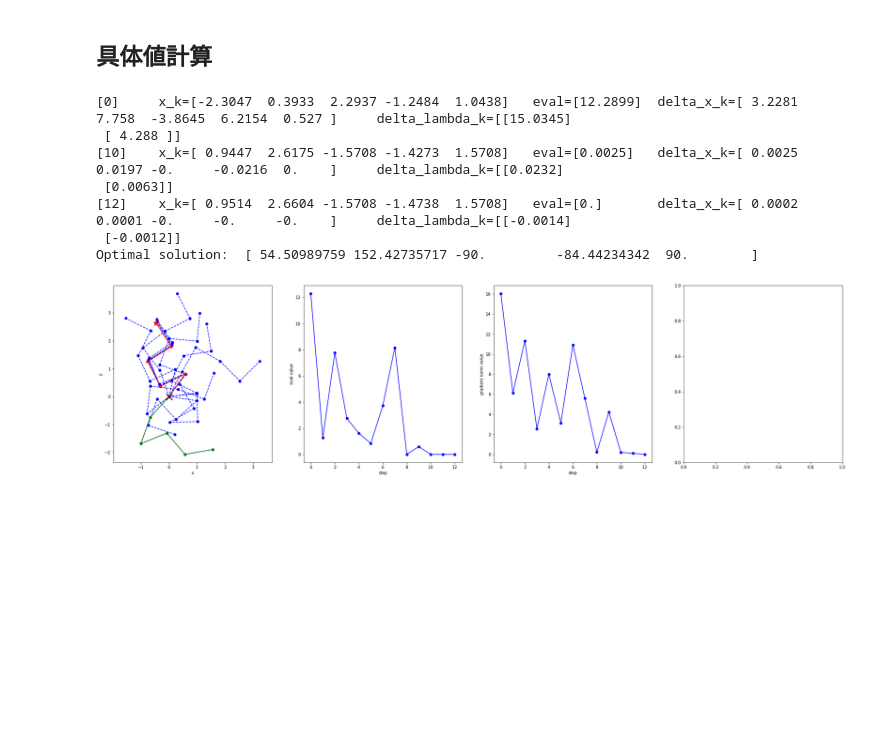
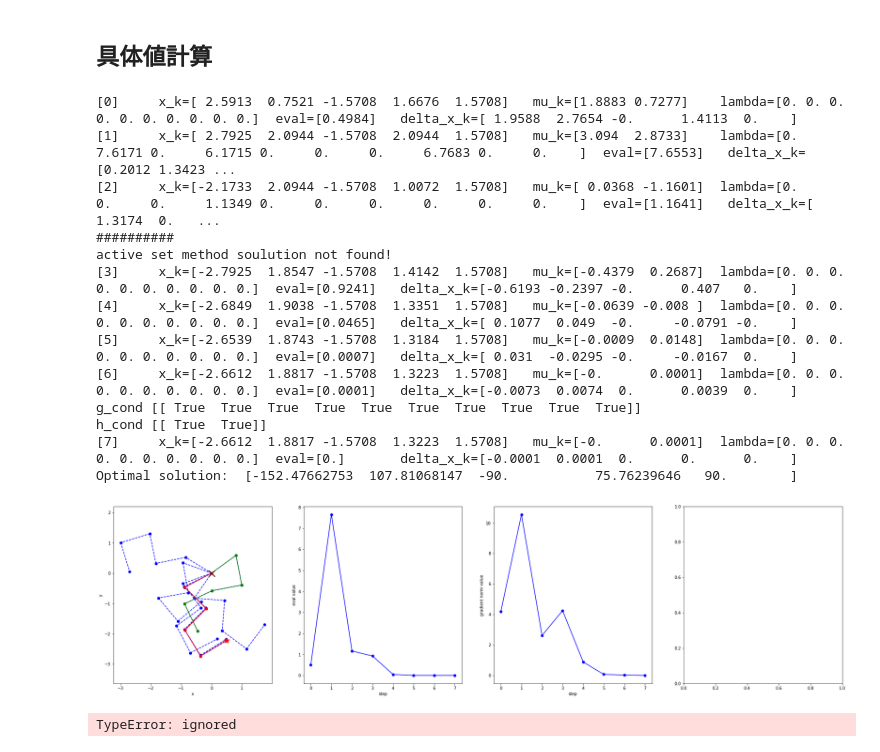
Before and after one commit to TakashiSato/colaboratory, a Jupyter notebook: NonLinearOptimalControl/Algorithm2_5_SequentialQuadraticProgrammingMehod.ipynb, the cells around one changed output. Saved outputs shown, nothing was run; the diff lists cells and outputs as text; code cells hidden in the pictures; blank space fills up the shorter version.

Commit message:
implement SQP with active set method

```diff
--- a/NonLinearOptimalControl/Algorithm2_5_SequentialQuadraticProgrammingMehod.ipynb
+++ b/NonLinearOptimalControl/Algorithm2_5_SequentialQuadraticProgrammingMehod.ipynb
@@ -511,10 +511,10 @@ robot.set_dh_parameters({
 })
 robot.set_limits({
     theta[0]: [-160./180.*np.pi, 160./180.*np.pi],
-    theta[1]: [-90./180.*np.pi, 90./180.*np.pi],
-    theta[2]: [-90./180.*np.pi, 90./180.*np.pi],
-    theta[3]: [-90./180.*np.pi, 90./180.*np.pi],
-    theta[4]: [-90./180.*np.pi, 90./180.*np.pi],
+    theta[1]: [-120./180.*np.pi, 120./180.*np.pi],
+    theta[2]: [-120./180.*np.pi, 120./180.*np.pi],
+    theta[3]: [-120./180.*np.pi, 120./180.*np.pi],
+    theta[4]: [-120./180.*np.pi, 120./180.*np.pi],
 })
 
 # joint_size = 7
@@ -589,3 +589,21 @@ def plot_result(result):
   # ax.plot_wireframe(X, Y, Z, linewidth=0.1)
   # ax.contour(X, Y, Z)
   # ax.plot(x0_, y0_, z0_, '-ro', markersize=5)
+# %%
+  def compute_gradient(f_symbols, x_symbols):
+    grad_symbols = sympy.zeros(1, len(x_symbols))
+    for i in range(len(x_symbols)):
+      grad_symbols[i] = diff(f_symbols, x_symbols[i])
+    return grad_symbols
+
+  def symbols_subs(f_symbols, x_symbols, x_values):
+    return f_symbols.subs(list(zip(x_symbols, x_values)))
+
+  def eval_lambdify_func(lambdify_func, x_k, lambda_k=None, s_k=None):
+    X = x_k
+    if lambda_k is not None:
+      X = np.vstack([X, lambda_k])
+    if s_k is not None:
+      X = np.vstack([X, s_k])
+    X = X.T[0]
+    return lambdify_func(*X)
@@ -770,46 +944,57 @@ def sequential_quadratic_programming_method(robot, f_symbols, x_symbols, x0, eps
   return ret
 # %%
 # problem settings
-max_dist = robot.forward_kinematics([0.0]*joint_size)[-1][0,3]
+max_dist = robot.forward_kinematics([0.0]*joint_size)[-1][0,3]/2
 x0 = Matrix(np.random.uniform(-np.pi, np.pi, joint_size))
 t  = 2.0*np.pi*np.random.uniform(0,1,1)
 r = max_dist * np.sqrt(np.random.uniform(0,1,1))
 xd = Matrix([r*np.cos(t), r*np.sin(t)])
 ee_pose = robot.T_base[-1][0:2,3]
 
 # evaluation function
 e = Matrix(ee_pose - xd)
 f_symbols = Matrix(1/2*e.T*e )[0]
 x_symbols = Matrix(theta[0:-1])
 
 # solve problem
 # result = steepest_descent_method(f_symbols, x_symbols, x0, epsilon=1e-3, max_iteration=100, print_interval=1)
 # result = conjugate_gradient_method(f_symbols, x_symbols, x0, epsilon=1e-3, max_iteration=100, print_interval=1)
 # result = newton_raphson_method(f_symbols, x_symbols, x0, epsilon=1e-3, max_iteration=100, print_interval=1)
 # result = quasi_newton_method(f_symbols, x_symbols, x0, epsilon=1e-3, max_iteration=100, print_interval=10, solver='DFP')
 # result = quasi_newton_method(f_symbols, x_symbols, x0, epsilon=1e-3, max_iteration=100, print_interval=10, solver='BFGS')
 # plot_result(result)
 
 # result = penalty_method(quasi_newton_method, robot, f_symbols, x_symbols, x0, epsilon=1e-3, max_iteration=100, print_interval=10, exargs={'solver': 'BFGS'})
 # result = barrier_method(quasi_newton_method, robot, f_symbols, x_symbols, x0, epsilon=1e-3, max_iteration=100, print_interval=10, exargs={'solver': 'BFGS'})
 # result = multiplier_method(quasi_newton_method, robot, f_symbols, x_symbols, x0, epsilon=1e-3, max_iteration=100, print_interval=10, exargs={'solver': 'BFGS'})
-result = sequential_quadratic_programming_method(robot, f_symbols, x_symbols, x0, epsilon=1e-3, max_iteration=100, print_interval=10, solver='BFGS')
+# result = sequential_quadratic_programming_method(robot, f_symbols, x_symbols, x0, epsilon=1e-3, max_iteration=100, print_interval=10, solver='BFGS')
+result = sequential_quadratic_programming_method(robot, f_symbols, x_symbols, x0, epsilon=1e-3, max_iteration=100, print_interval=1, solver='BFGS')
 plot_result(result)
 
 # result = sequential_quadratic_programming_method(quasi_newton_method, robot, f_symbols, x_symbols, x0, epsilon=1e-3, max_iteration=100, print_interval=10, exargs={'solver': 'BFGS'})
 # result
 
 # manipulability = sqrt((robot.jacobian*robot.jacobian.T).det())
 # print('manipulability: ', manipulability.subs(list(zip(x_symbols, result.x_star))))
 # %% [output]
-[0]     x_k=[-2.3047  0.3933  2.2937 -1.2484  1.0438]   eval=[12.2899]  delta_x_k=[ 3.2281  7.758  -3.8645  6.2154  0.527 ]     delta_lambda_k=[[15.0345]
- [ 4.288 ]]
-[10]    x_k=[ 0.9447  2.6175 -1.5708 -1.4273  1.5708]   eval=[0.0025]   delta_x_k=[ 0.0025  0.0197 -0.     -0.0216  0.    ]     delta_lambda_k=[[0.0232]
- [0.0063]]
-[12]    x_k=[ 0.9514  2.6604 -1.5708 -1.4738  1.5708]   eval=[0.]       delta_x_k=[ 0.0002  0.0001 -0.     -0.     -0.    ]     delta_lambda_k=[[-0.0014]
- [-0.0012]]
-Optimal solution:  [ 54.50989759 152.42735717 -90.         -84.44234342  90.        ]
+[0]     x_k=[ 2.5913  0.7521 -1.5708  1.6676  1.5708]   mu_k=[1.8883 0.7277]    lambda=[0. 0. 0. 0. 0. 0. 0. 0. 0. 0.]  eval=[0.4984]   delta_x_k=[ 1.9588  2.7654 -0.      1.4113  0.    ]
+[1]     x_k=[ 2.7925  2.0944 -1.5708  2.0944  1.5708]   mu_k=[3.094  2.8733]    lambda=[0.     7.6171 0.     6.1715 0.     0.     0.     6.7683 0.     0.    ]  eval=[7.6553]   delta_x_k=[0.2012 1.3423 ...
+[2]     x_k=[-2.1733  2.0944 -1.5708  1.0072  1.5708]   mu_k=[ 0.0368 -1.1601]  lambda=[0.     0.     0.     1.1349 0.     0.     0.     0.     0.     0.    ]  eval=[1.1641]   delta_x_k=[ 1.3174  0.   ...
+##########
+active set method soulution not found!
+[3]     x_k=[-2.7925  1.8547 -1.5708  1.4142  1.5708]   mu_k=[-0.4379  0.2687]  lambda=[0. 0. 0. 0. 0. 0. 0. 0. 0. 0.]  eval=[0.9241]   delta_x_k=[-0.6193 -0.2397 -0.      0.407   0.    ]
+[4]     x_k=[-2.6849  1.9038 -1.5708  1.3351  1.5708]   mu_k=[-0.0639 -0.008 ]  lambda=[0. 0. 0. 0. 0. 0. 0. 0. 0. 0.]  eval=[0.0465]   delta_x_k=[ 0.1077  0.049  -0.     -0.0791 -0.    ]
+[5]     x_k=[-2.6539  1.8743 -1.5708  1.3184  1.5708]   mu_k=[-0.0009  0.0148]  lambda=[0. 0. 0. 0. 0. 0. 0. 0. 0. 0.]  eval=[0.0007]   delta_x_k=[ 0.031  -0.0295 -0.     -0.0167  0.    ]
+[6]     x_k=[-2.6612  1.8817 -1.5708  1.3223  1.5708]   mu_k=[-0.      0.0001]  lambda=[0. 0. 0. 0. 0. 0. 0. 0. 0. 0.]  eval=[0.0001]   delta_x_k=[-0.0073  0.0074  0.      0.0039  0.    ]
+g_cond [[ True  True  True  True  True  True  True  True  True  True]]
+h_cond [[ True  True]]
+[7]     x_k=[-2.6612  1.8817 -1.5708  1.3223  1.5708]   mu_k=[-0.      0.0001]  lambda=[0. 0. 0. 0. 0. 0. 0. 0. 0. 0.]  eval=[0.]       delta_x_k=[-0.0001  0.0001  0.      0.      0.    ]
+Optimal solution:  [-152.47662753  107.81068147  -90.           75.76239646   90.        ]
-[figure, old version]
+[figure, new version]
+# %%
+alpha, _ =  line_search(a, b, Matrix(c), Matrix(d))
+# %% [output]
+TypeError: ignored
 # %%
 from line_profiler import LineProfiler
 
```
Also changed, not shown: parts of 3 cells of this notebook.
